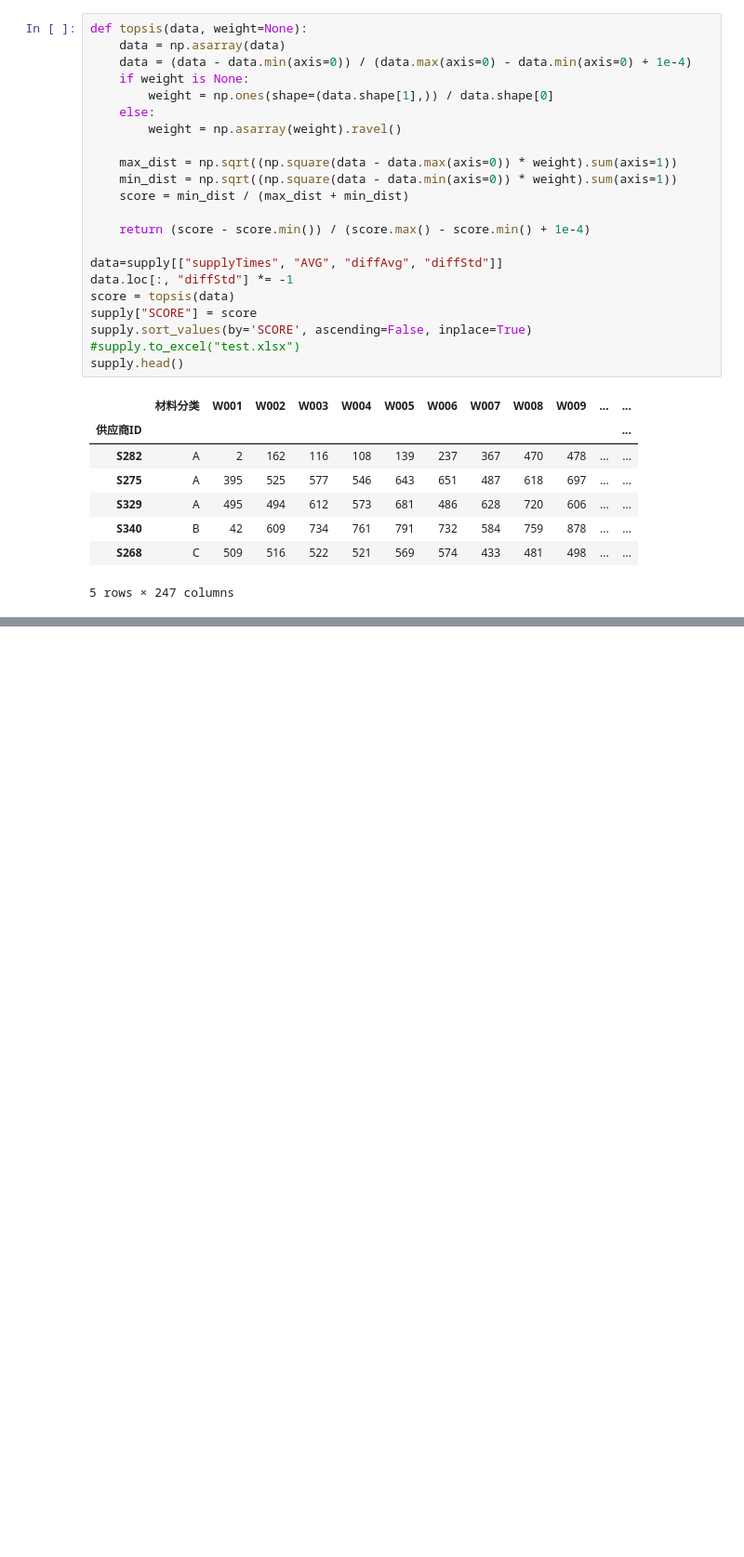
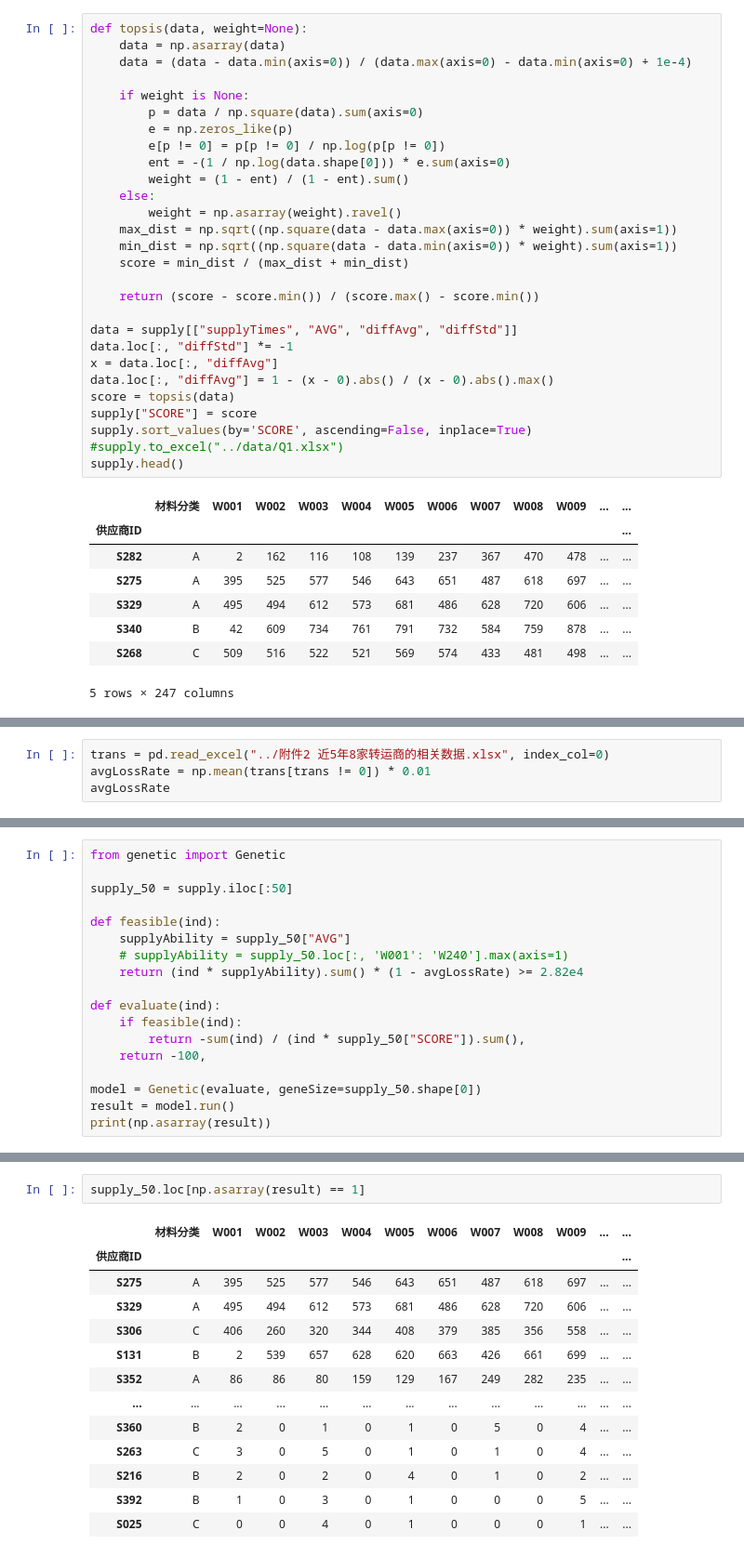
Before and after one commit to TAOtxi/CUMCM2021-C, a Jupyter notebook: source/Q.ipynb, the cells around one changed output, grey strips where cells are left out. Shown at 93% size. Cells and saved outputs as stored; diff of their text form; blank space fills up the shorter version.

```diff
--- a/source/Q.ipynb
+++ b/source/Q.ipynb
@@ -103,23 +103,29 @@ supply
 def topsis(data, weight=None):
     data = np.asarray(data)
     data = (data - data.min(axis=0)) / (data.max(axis=0) - data.min(axis=0) + 1e-4)
+
     if weight is None:
-        weight = np.ones(shape=(data.shape[1],)) / data.shape[0]
+        p = data / np.square(data).sum(axis=0)
+        e = np.zeros_like(p)
+        e[p != 0] = p[p != 0] / np.log(p[p != 0])
+        ent = -(1 / np.log(data.shape[0])) * e.sum(axis=0)
+        weight = (1 - ent) / (1 - ent).sum()
     else:
         weight = np.asarray(weight).ravel()
-
     max_dist = np.sqrt((np.square(data - data.max(axis=0)) * weight).sum(axis=1))
     min_dist = np.sqrt((np.square(data - data.min(axis=0)) * weight).sum(axis=1))
     score = min_dist / (max_dist + min_dist)
 
-    return (score - score.min()) / (score.max() - score.min() + 1e-4)
+    return (score - score.min()) / (score.max() - score.min())
 
-data=supply[["supplyTimes", "AVG", "diffAvg", "diffStd"]]
+data = supply[["supplyTimes", "AVG", "diffAvg", "diffStd"]]
 data.loc[:, "diffStd"] *= -1
+x = data.loc[:, "diffAvg"]
+data.loc[:, "diffAvg"] = 1 - (x - 0).abs() / (x - 0).abs().max()
 score = topsis(data)
 supply["SCORE"] = score
 supply.sort_values(by='SCORE', ascending=False, inplace=True)
-#supply.to_excel("test.xlsx")
+#supply.to_excel("../data/Q1.xlsx")
 supply.head()
 # %% [output]
 |  | 材料分类 | W001 | W002 | W003 | W004 | W005 | W006 | W007 | W008 | W009 | ... | ... |
@@ -132,0 +143,4 @@ supply.head()
+# %%
+trans = pd.read_excel("../附件2 近5年8家转运商的相关数据.xlsx", index_col=0)
+avgLossRate = np.mean(trans[trans != 0]) * 0.01
+avgLossRate
@@ -132,0 +153,18 @@ supply.head()
+# %%
+from genetic import Genetic
+
+supply_50 = supply.iloc[:50]
+
+def feasible(ind):
+    supplyAbility = supply_50["AVG"]
+    # supplyAbility = supply_50.loc[:, 'W001': 'W240'].max(axis=1)
+    return (ind * supplyAbility).sum() * (1 - avgLossRate) >= 2.82e4
+
+def evaluate(ind):
+    if feasible(ind):
+        return -sum(ind) / (ind * supply_50["SCORE"]).sum(),
+    return -100,
+
+model = Genetic(evaluate, geneSize=supply_50.shape[0])
+result = model.run()
+print(np.asarray(result))
@@ -132,0 +174,16 @@ supply.head()
+# %%
+supply_50.loc[np.asarray(result) == 1]
+# %% [output]
+|  | 材料分类 | W001 | W002 | W003 | W004 | W005 | W006 | W007 | W008 | W009 | ... | ... |
+| 供应商ID |  |  |  |  |  |  |  |  |  |  |  | ... |
+| S275 | A | 395 | 525 | 577 | 546 | 643 | 651 | 487 | 618 | 697 | ... | ... |
+| S329 | A | 495 | 494 | 612 | 573 | 681 | 486 | 628 | 720 | 606 | ... | ... |
+| S306 | C | 406 | 260 | 320 | 344 | 408 | 379 | 385 | 356 | 558 | ... | ... |
+| S131 | B | 2 | 539 | 657 | 628 | 620 | 663 | 426 | 661 | 699 | ... | ... |
+| S352 | A | 86 | 86 | 80 | 159 | 129 | 167 | 249 | 282 | 235 | ... | ... |
+| ... | ... | ... | ... | ... | ... | ... | ... | ... | ... | ... | ... | ... |
+| S360 | B | 2 | 0 | 1 | 0 | 1 | 0 | 5 | 0 | 4 | ... | ... |
+| S263 | C | 3 | 0 | 5 | 0 | 1 | 0 | 1 | 0 | 4 | ... | ... |
+| S216 | B | 2 | 0 | 2 | 0 | 4 | 0 | 1 | 0 | 2 | ... | ... |
+| S392 | B | 1 | 0 | 3 | 0 | 1 | 0 | 0 | 0 | 5 | ... | ... |
+| S025 | C | 0 | 0 | 4 | 0 | 1 | 0 | 0 | 0 | 1 | ... | ... |
```
Also changed, not shown: parts of 6 cells of this notebook, 22 other files.
